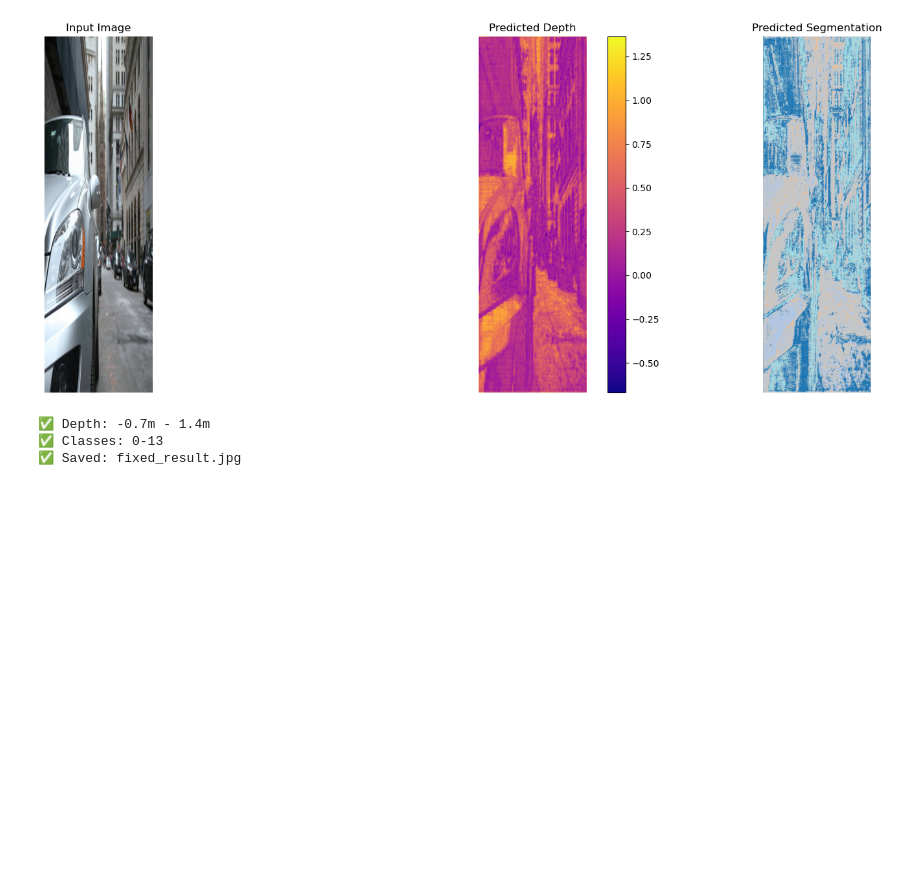
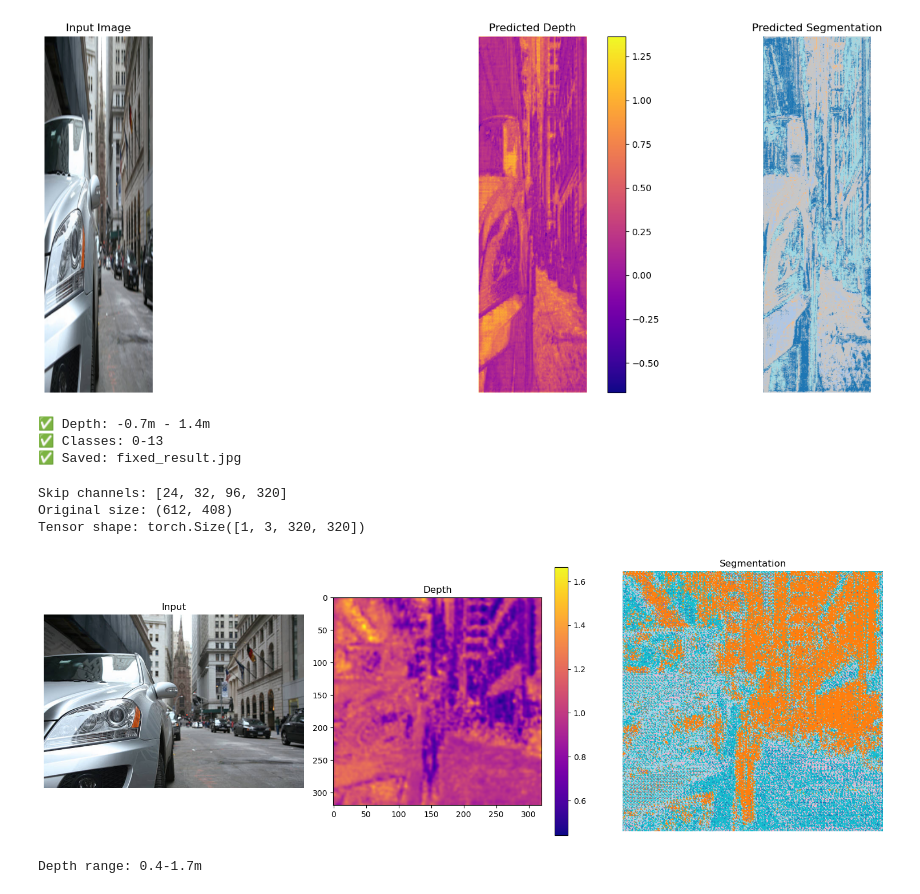
Before and after one commit to MahienSanklechaa/monocular_depth_etm_seg, a Jupyter notebook: main.ipynb, the cells around one changed output. Saved outputs shown, nothing was run; the diff lists cells and outputs as text; code cells hidden in the pictures; blank space fills up the shorter version.

```diff
--- a/main.ipynb
+++ b/main.ipynb
@@ -371,3 +346,51 @@ Skip channels: [24, 32, 96, 320]
 ✅ Depth: -0.7m - 1.4m
 ✅ Classes: 0-13
 ✅ Saved: fixed_result.jpg
+# %%
+from torchvision import transforms
+from PIL import Image
+import torch
+import numpy as np
+import matplotlib.pyplot as plt
+from scipy.ndimage import gaussian_filter
+
+# 1. LOAD MODEL
+device = 'cuda' if torch.cuda.is_available() else 'cpu'
+model = MyModel().to(device).eval()
+model.load_state_dict(torch.load('depth_segmentation_model.pth', map_location=device), strict=False)
+
+# 2. PROCESS IMAGE
+img = Image.open('ph.jpg').convert('RGB')
+print(f"Original size: {img.size}")
+
+transform = transforms.Compose([
+    transforms.Resize((320, 320)),  # Square
+    transforms.ToTensor(),
+    transforms.Normalize([0.485, 0.456, 0.406], [0.229, 0.224, 0.225])
+])
+input_tensor = transform(img).unsqueeze(0).to(device)
+print(f"Tensor shape: {input_tensor.shape}")
+
+# 3. PREDICT
+with torch.no_grad():
+    depth, seg = model(input_tensor)
+    depth = depth.squeeze().exp().cpu().numpy()
+    depth = gaussian_filter(depth, sigma=2)
+    seg = seg.argmax(1).squeeze().cpu().numpy()
+
+# 4. PLOT
+plt.figure(figsize=(15, 5))
+plt.subplot(131); plt.imshow(img); plt.title('Input'); plt.axis('off')
+plt.subplot(132); plt.imshow(depth, cmap='plasma'); plt.title('Depth'); plt.colorbar()
+plt.subplot(133); plt.imshow(seg, cmap='tab20'); plt.title('Segmentation'); plt.axis('off')
+plt.tight_layout()
+plt.savefig('result.jpg', dpi=200, bbox_inches='tight')
+plt.show()
+
+print(f"Depth range: {depth.min():.1f}-{depth.max():.1f}m")
+# %% [output]
+Skip channels: [24, 32, 96, 320]
+Original size: (612, 408)
+Tensor shape: torch.Size([1, 3, 320, 320])
+[figure, added]
+Depth range: 0.4-1.7m
```
Also changed, not shown: parts of 2 cells of this notebook, 23 other files.
